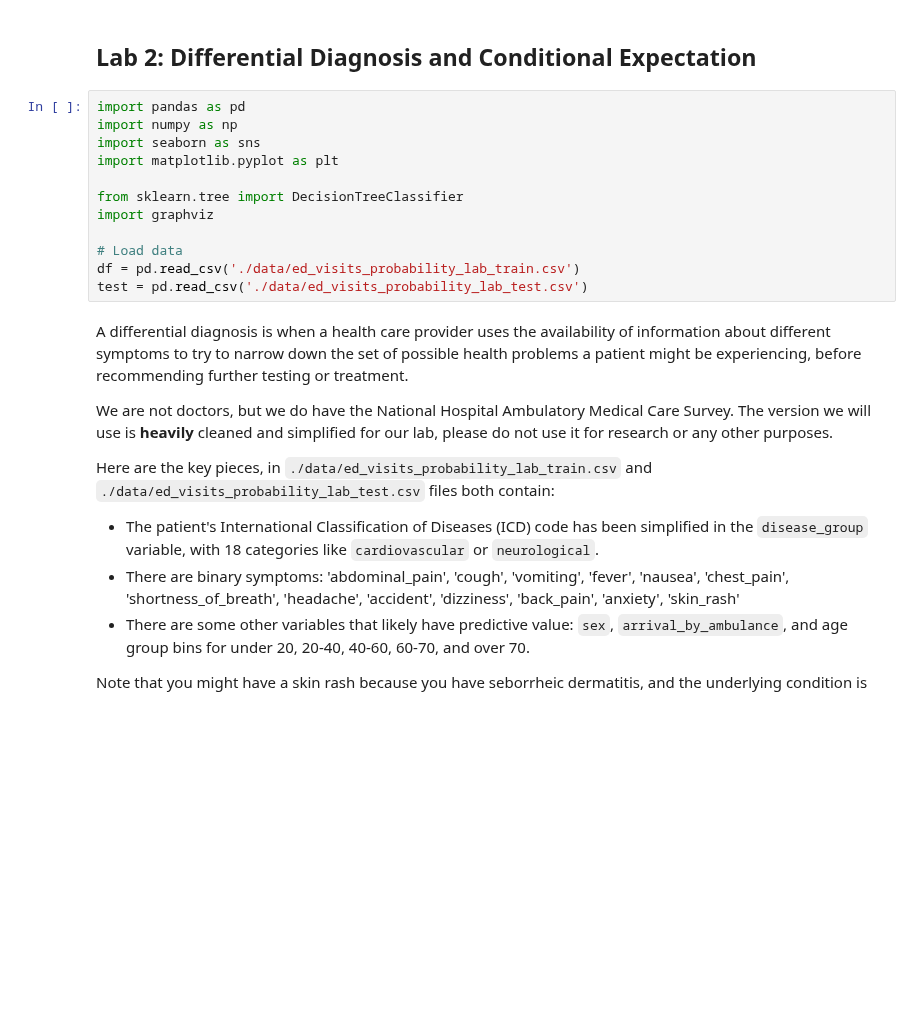
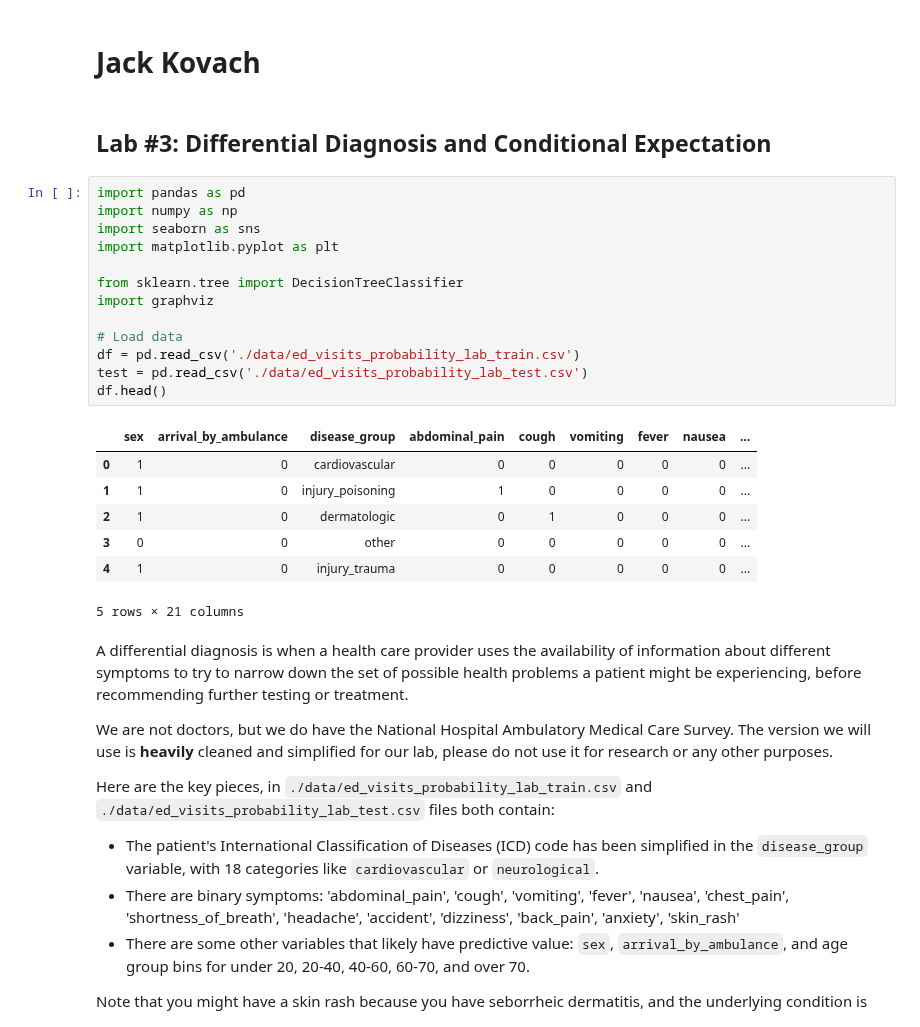
Before and after one commit to jackkovach1/UU_F26_templates, a Jupyter notebook: Week03/Thursday_lab/lab_03.ipynb, the cells around one changed output. Drawn from its saved outputs; the diff is of its cells as text; blank space fills up the shorter version.

```diff
--- a/Week03/Thursday_lab/lab_03.ipynb
+++ b/Week03/Thursday_lab/lab_03.ipynb
@@ -1,17 +1,28 @@
+# %% [markdown]
+# Jack Kovach
 # %% [markdown]
-## Lab 2: Differential Diagnosis and Conditional Expectation
+## Lab #3: Differential Diagnosis and Conditional Expectation
 # %%
 import pandas as pd
 import numpy as np
 import seaborn as sns
 import matplotlib.pyplot as plt
 
 from sklearn.tree import DecisionTreeClassifier
 import graphviz
 
 # Load data
 df = pd.read_csv('./data/ed_visits_probability_lab_train.csv')
 test = pd.read_csv('./data/ed_visits_probability_lab_test.csv')
+df.head()
+# %% [output]
+|  | sex | arrival_by_ambulance | disease_group | abdominal_pain | cough | vomiting | fever | nausea | ... |
+| 0 | 1 | 0 | cardiovascular | 0 | 0 | 0 | 0 | 0 | ... |
+| 1 | 1 | 0 | injury_poisoning | 1 | 0 | 0 | 0 | 0 | ... |
+| 2 | 1 | 0 | dermatologic | 0 | 1 | 0 | 0 | 0 | ... |
+| 3 | 0 | 0 | other | 0 | 0 | 0 | 0 | 0 | ... |
+| 4 | 1 | 0 | injury_trauma | 0 | 0 | 0 | 0 | 0 | ... |
+5 rows × 21 columns
 # %% [markdown]
 
 A differential diagnosis is when a health care provider uses the availability of information about different symptoms to try to narrow down the set of possible health problems a patient might be experiencing, before recommending further testing or treatment.
```
Also changed, not shown: parts of 4 cells of this notebook, 1 other file.
